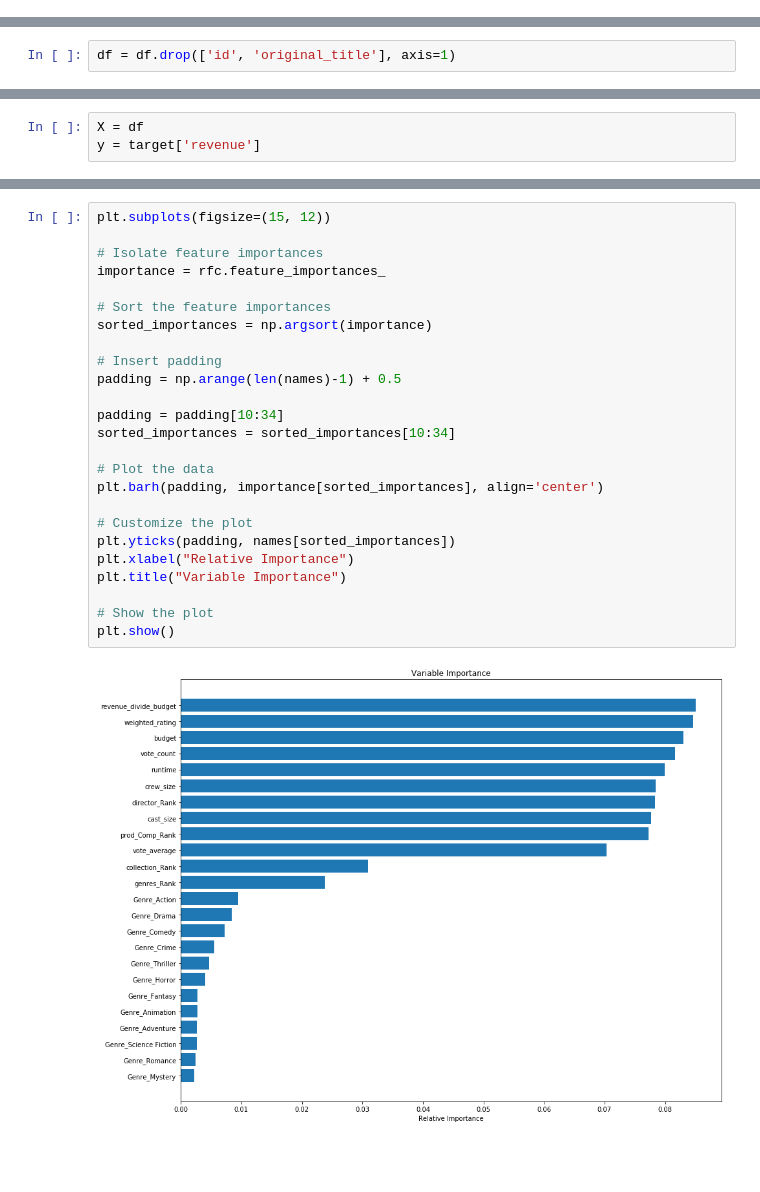
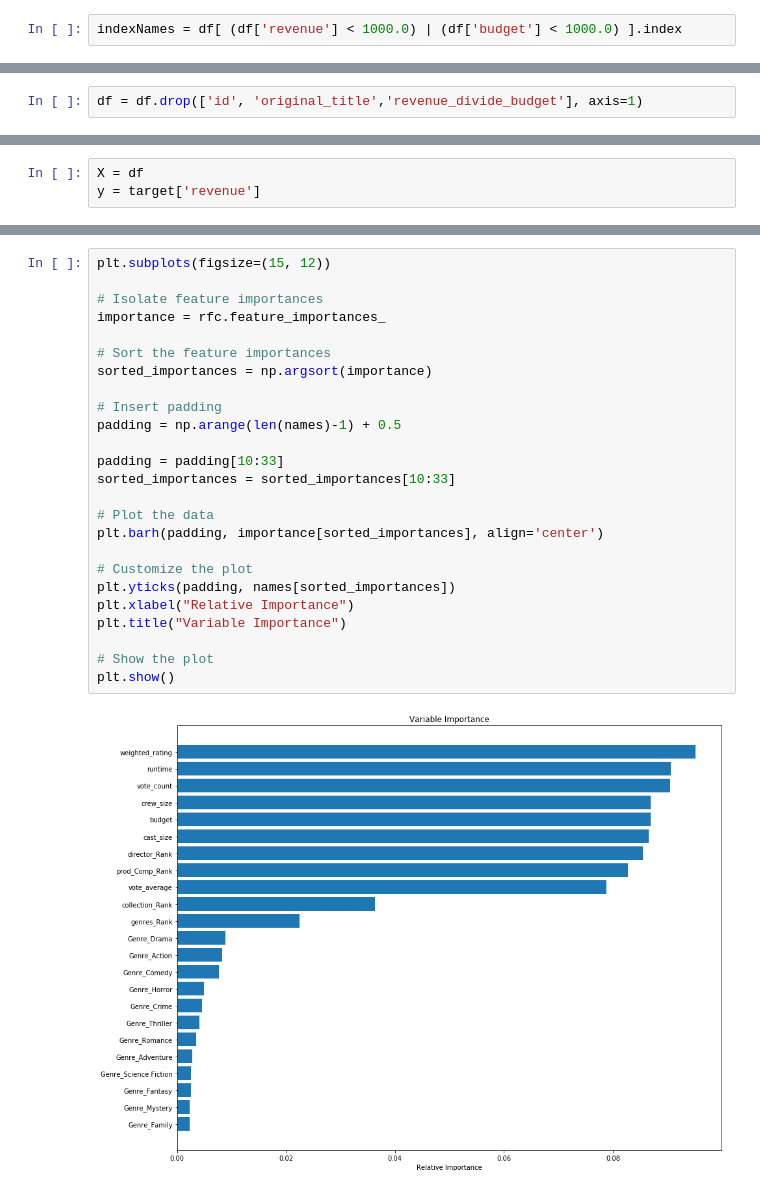
Before and after one commit to FilMetricsCapstone/mobile-application, a Jupyter notebook: Model3.ipynb, the cells around one changed output, grey strips where cells are left out. Drawn from its saved outputs; the diff is of its cells as text; blank space fills up the shorter version.

```diff
--- a/Model3.ipynb
+++ b/Model3.ipynb
@@ -90,6 +92,8 @@ df[df.budget == 0.0]
 37570 rows × 38 columns
 # %%
 indexNames = df[ (df['revenue'] == 0.0) | (df['budget'] == 0.0) ].index
+# %%
+indexNames = df[ (df['revenue'] < 1000.0) | (df['budget'] < 1000.0) ].index
 # %%
 #indexNames
 # %%
@@ -110,7 +114,7 @@ df.head()
 | 8 | 35000000 | 9091 | Sudden Death | 5.231580 | 64350171 | 106 | 5.5 | 174 | ... |
 5 rows × 38 columns
 # %%
-df = df.drop(['id', 'original_title'], axis=1)
+df = df.drop(['id', 'original_title','revenue_divide_budget'], axis=1)
 # %%
 df.shape
 # %% [output]
@@ -149,27 +153,27 @@ Features sorted by their score:
 # %%
 plt.subplots(figsize=(15, 12))
 
 # Isolate feature importances
 importance = rfc.feature_importances_
 
 # Sort the feature importances
 sorted_importances = np.argsort(importance)
 
 # Insert padding
 padding = np.arange(len(names)-1) + 0.5
 
-padding = padding[10:34]
-sorted_importances = sorted_importances[10:34]
+padding = padding[10:33]
+sorted_importances = sorted_importances[10:33]
 
 # Plot the data
 plt.barh(padding, importance[sorted_importances], align='center')
 
 # Customize the plot
 plt.yticks(padding, names[sorted_importances])
 plt.xlabel("Relative Importance")
 plt.title("Variable Importance")
 
 # Show the plot
 plt.show()
 # %% [output]
-[figure, old version]
+[figure, new version]
```
Also changed, not shown: parts of 6 cells of this notebook.
